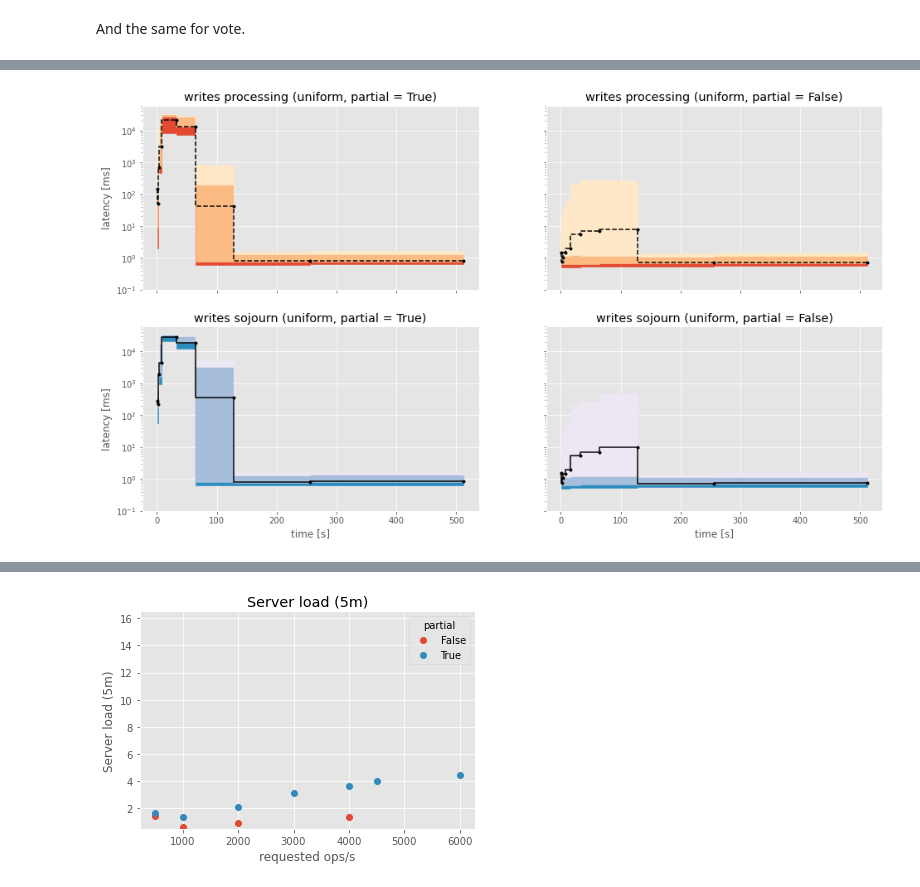
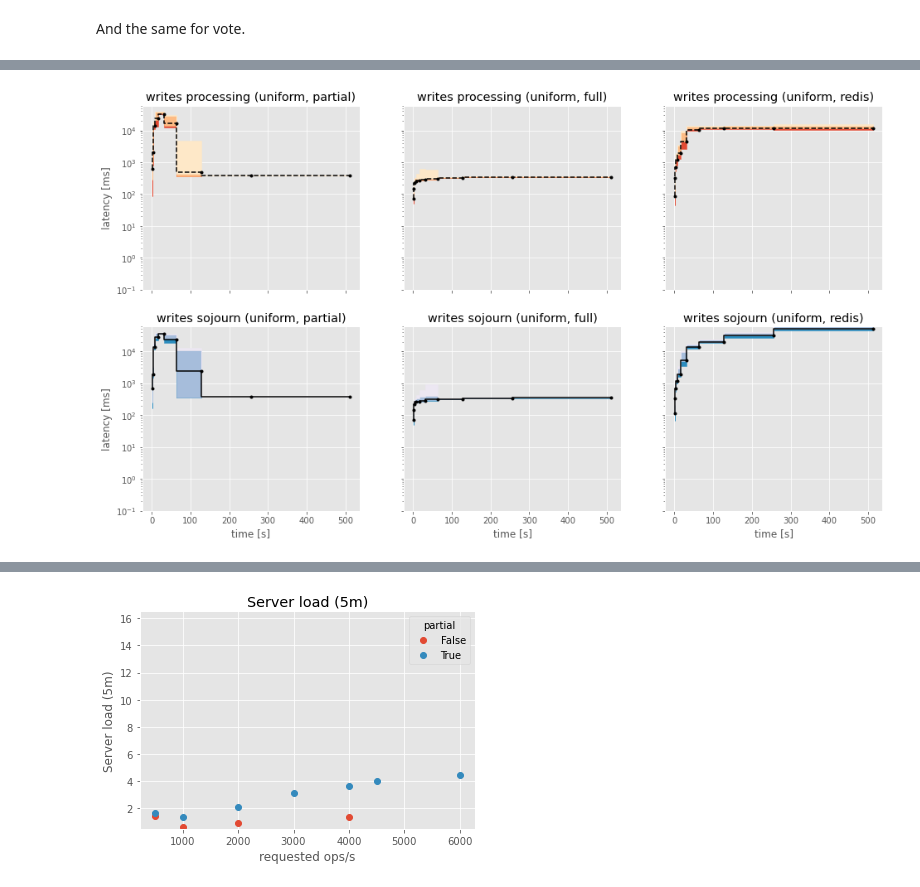
Before and after one commit to jonhoo/thesis, a Jupyter notebook: benchmarks/notes.ipynb, the cells around one changed output, grey strips where cells are left out. Saved outputs shown, nothing was run; the diff lists cells and outputs as text; code cells hidden in the pictures.

Commit message:
More plots and orchestration

```diff
--- a/benchmarks/notes.ipynb
+++ b/benchmarks/notes.ipynb
@@ -116,5 +60,5 @@ lobsters_experiments
 # %%
-vote_experiments = vote.query('op == "all" & memlimit == 0').groupby([c for c in vote.index.names if c not in ["op", "until", "metric"]]).tail(1)
+vote_experiments = vote.query('op == "all" & memlimit == 0 & achieved >= 0.95 * target & mean < 50').groupby([c for c in vote.index.names if c not in ["op", "until", "metric"]]).tail(1)
 vote_experiments
 # %% [output]
 |  |  |  |  |  |  |  |  |  |  | mean | ... |
@@ -396,5 +376,5 @@ plt.show()
 # %%
-high_limit_target = 1000000
+high_limit_target = 1600000
 data = vote.query('op == "all" & target == %d & partial == True & distribution == "skewed"' % high_limit_target).groupby('memlimit').tail(1)
 d = data.reset_index().set_index("memlimit")
 bar = d.query("memlimit == 0")
@@ -449,0 +453,22 @@ pass
+# %%
+for metric in ['sojourn', 'processing']:
+    fig, (read, write) = plt.subplots(1, 2, sharey=True, sharex=True, figsize=(16,4))
+    for (op, ax) in [("reads", read), ("writes", write)]:
+        ax.set_title('%s (%s)' % (op, metric))
+        data = source['vote'].query('op == "%s" & memlimit == 0 & until == 512 & metric == "%s" & distribution == "skewed" & partial == True' % (op, metric)).sort_index()
+        ax.plot(data["achieved"], data["p90"], '.-', color='r', label="Noria (skewed)")
+        data = source['vote'].query('op == "%s" & memlimit == 0 & until == 512 & metric == "%s" & distribution == "uniform" & partial == True' % (op, metric)).sort_index()
+        ax.plot(data["achieved"], data["p90"], '.--', color='r', label="Noria (uniform)")
+        data = source['redis'].query('op == "%s" & until == 512 & metric == "%s" & distribution == "skewed"' % (op, metric)).sort_index()
+        ax.plot(data["achieved"], data["p90"], '.-', color='g', label="Redis (skewed)")
+        data = source['redis'].query('op == "%s" & until == 512 & metric == "%s" & distribution == "uniform"' % (op, metric)).sort_index()
+        ax.plot(data["achieved"], data["p90"], '.--', color='g', label="Redis (uniform)")
+        #ax.set_yscale('log')
+        ax.set_ylim(0.1, 100)
+        ax.legend()
+
+        if metric == "processing":
+            ax.set_xlabel("Achieved throughput [ops/s]")
+        if op == "reads":
+            ax.set_ylabel("Latency [ms]")
+    plt.show()
@@ -493,17 +521,21 @@ plt.show()
 And the same for vote.
 # %%
 df = vote.query('clients == 6 & write_every == 20 & memlimit == 0 & target == %d' % shared_target).reset_index().set_index(["op", "distribution", "partial"])
+rdf = redis.query("target == %d" % shared_target).reset_index().set_index(["op", "distribution"])
 colors = {
     'processing': ['#e34a33', '#fdbb84', '#fee8c8'],
     'sojourn': ['#2b8cbe', '#a6bddb', '#ece7f2']
 }
 for distribution in ["skewed", "uniform"]:
     for op in ["reads", "writes"]:
-        fig, (processing, sojourn) = plt.subplots(2, 2, sharex=True, sharey=True, figsize=(16,9))
+        fig, (processing, sojourn) = plt.subplots(2, 3, sharex=True, sharey=True, figsize=(16,9))
         for (metric, ax) in [("processing", processing), ("sojourn", sojourn)]:
             i = 0
-            for partial in [True, False]:
-                d = df.query("metric == '%s' & partial == %s & distribution == '%s' & op == '%s'" % (metric, partial, distribution, op))
+            for partial in [True, False, "redis"]:
+                if partial == "redis":
+                    d = rdf.query("metric == '%s' & distribution == '%s' & op == '%s'" % (metric, distribution, op)).reset_index().set_index(["op", "distribution"])
+                else:
+                    d = df.query("metric == '%s' & partial == %s & distribution == '%s' & op == '%s'" % (metric, partial, distribution, op))
                 ax[i].step(
                     d["until"],
                     d["mean"],
@@ -513,11 +545,16 @@ for distribution in ["skewed", "uniform"]:
                 ax[i].fill_between(d["until"], d["p25"], d["median"], step="pre", color=colors[metric][0])
                 ax[i].fill_between(d["until"], d["median"], d["p95"], step="pre", color=colors[metric][1])
                 ax[i].fill_between(d["until"], d["p95"], d["p99"], step="pre", color=colors[metric][2])
-                if partial:
+                if partial == True:
                     ax[i].set_ylabel('latency [ms]')
                 if metric == "sojourn":
                     ax[i].set_xlabel('time [s]')
-                ax[i].set_title("%s %s (%s, partial = %s)" % (op, metric, distribution, partial))
+                if partial == "redis":
+                    ax[i].set_title("%s %s (%s, redis)" % (op, metric, distribution))
+                elif partial == True:
+                    ax[i].set_title("%s %s (%s, partial)" % (op, metric, distribution))
+                else:
+                    ax[i].set_title("%s %s (%s, full)" % (op, metric, distribution))
                 ax[i].set_ylim(0.1, 60000)
                 # ax[i].set_aspect('equal')
                 ax[i].set_yscale('log')
@@ -530,4 +567,4 @@ plt.show()
-[figure, old version]
+[figure, new version]
 # %%
 df = [
     lobsters.query('op != "all" & memlimit == %f & scale == %d' % (limited_lobsters_still_ok, limited_lobsters_scale)).reset_index().set_index("op"),
```
Also changed, not shown: parts of 24 cells of this notebook, 7 other files.
